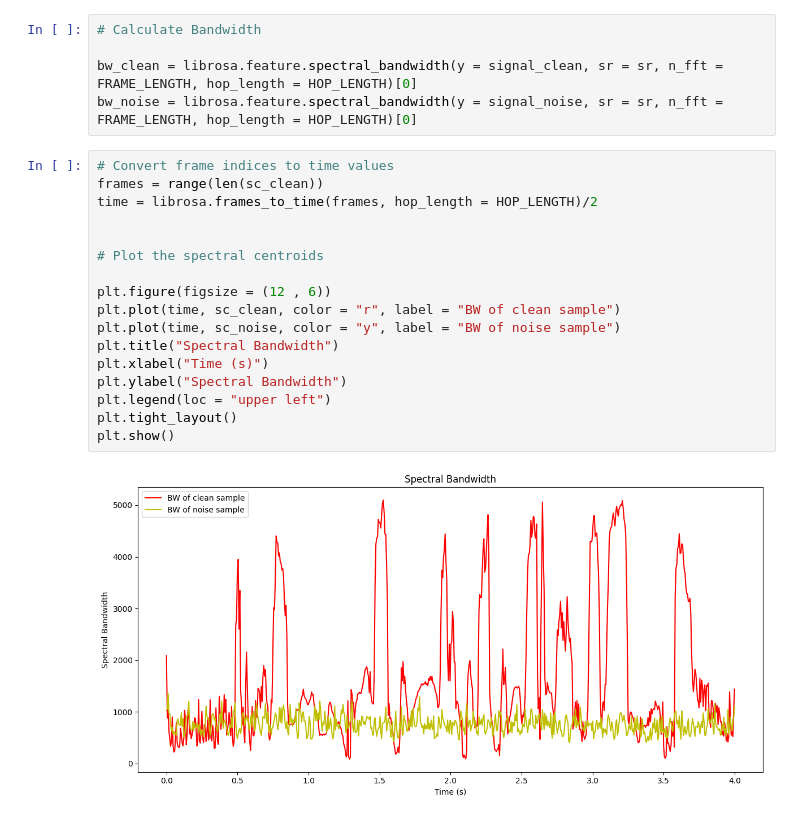
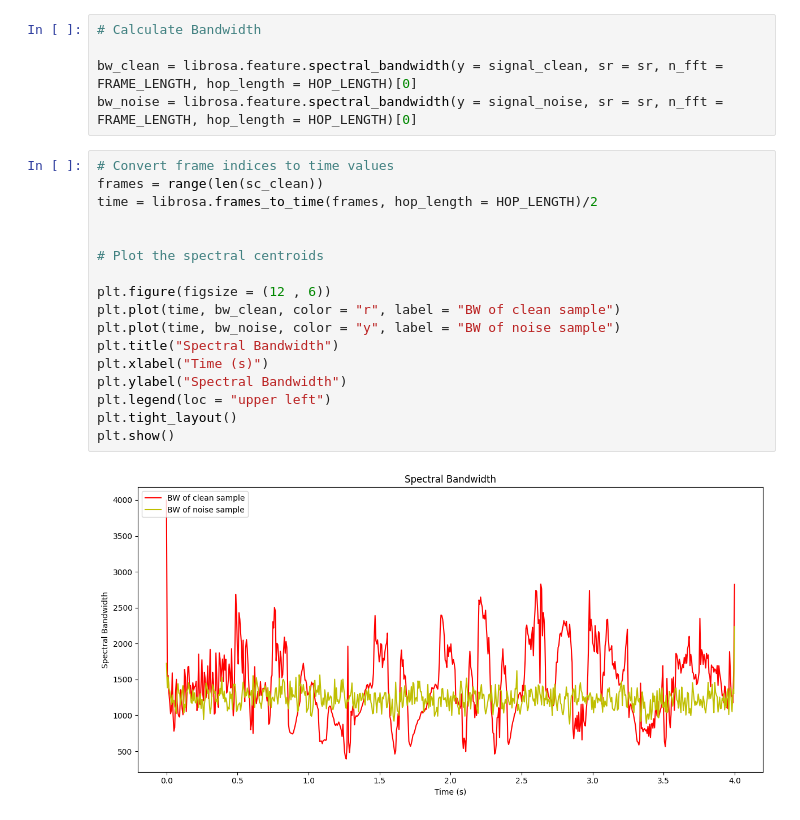
Before and after one commit to MahyarFardin/Deep-white-noise-elimination-using-recurrent-and-convolutional-generative-adversial-networks, a Jupyter notebook: dataset_overview.ipynb, the cells around one changed output. Saved outputs shown, nothing was run; the diff lists cells and outputs as text.

```diff
--- a/dataset_overview.ipynb
+++ b/dataset_overview.ipynb
@@ -430,19 +430,19 @@ bw_noise = librosa.feature.spectral_bandwidth(y = signal_noise, sr = sr, n_fft =
 # %%
 # Convert frame indices to time values
 frames = range(len(sc_clean))
 time = librosa.frames_to_time(frames, hop_length = HOP_LENGTH)/2
 
 
 # Plot the spectral centroids
 
 plt.figure(figsize = (12 , 6))
-plt.plot(time, sc_clean, color = "r", label = "BW of clean sample")
-plt.plot(time, sc_noise, color = "y", label = "BW of noise sample")
+plt.plot(time, bw_clean, color = "r", label = "BW of clean sample")
+plt.plot(time, bw_noise, color = "y", label = "BW of noise sample")
 plt.title("Spectral Bandwidth")
 plt.xlabel("Time (s)")
 plt.ylabel("Spectral Bandwidth")
 plt.legend(loc = "upper left")
 plt.tight_layout()
 plt.show()
 # %% [output]
-[figure, old version]
+[figure, new version]
```
Also changed, not shown: parts of 5 cells of this notebook.
